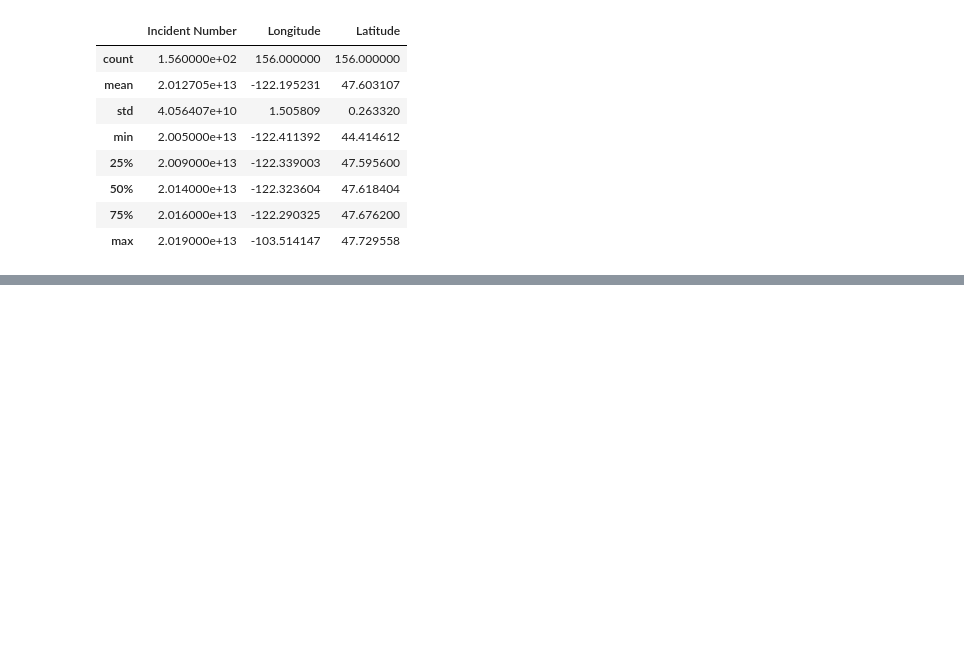
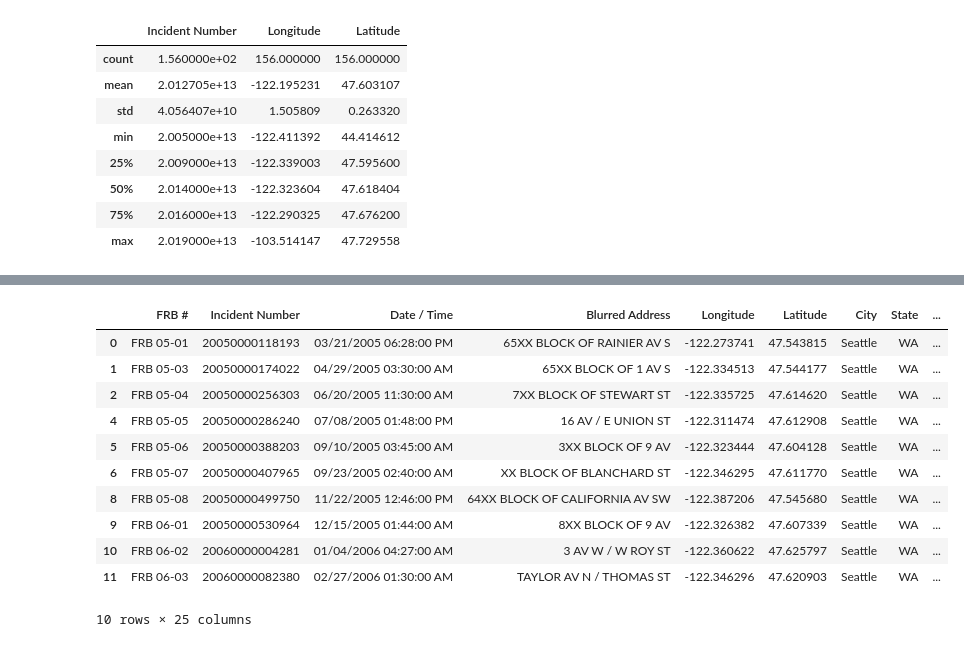
Before and after one commit to michelle14lee/Microsoft-X-PiE-Text-Analytics-Datathon-2020, a Jupyter notebook: EDA.ipynb, the cells around one changed output, grey strips where cells are left out. Drawn from its saved outputs; the diff is of its cells as text; code cells hidden in the pictures; blank space fills up the shorter version.

```diff
--- a/EDA.ipynb
+++ b/EDA.ipynb
@@ -326,0 +316,17 @@ updated_data.head(3)
+# %%
+# remove duplicated reported incidents
+clean_df = data.drop_duplicates('Incident Number')
+clean_df.head(10)
+# %% [output]
+|  | FRB # | Incident Number | Date / Time | Blurred Address | Longitude | Latitude | City | State | ... |
+| 0 | FRB 05-01 | 20050000118193 | 03/21/2005 06:28:00 PM | 65XX BLOCK OF RAINIER AV S | -122.273741 | 47.543815 | Seattle | WA | ... |
+| 1 | FRB 05-03 | 20050000174022 | 04/29/2005 03:30:00 AM | 65XX BLOCK OF 1 AV S | -122.334513 | 47.544177 | Seattle | WA | ... |
+| 2 | FRB 05-04 | 20050000256303 | 06/20/2005 11:30:00 AM | 7XX BLOCK OF STEWART ST | -122.335725 | 47.614620 | Seattle | WA | ... |
+| 4 | FRB 05-05 | 20050000286240 | 07/08/2005 01:48:00 PM | 16 AV / E UNION ST | -122.311474 | 47.612908 | Seattle | WA | ... |
+| 5 | FRB 05-06 | 20050000388203 | 09/10/2005 03:45:00 AM | 3XX BLOCK OF 9 AV | -122.323444 | 47.604128 | Seattle | WA | ... |
+| 6 | FRB 05-07 | 20050000407965 | 09/23/2005 02:40:00 AM | XX BLOCK OF BLANCHARD ST | -122.346295 | 47.611770 | Seattle | WA | ... |
+| 8 | FRB 05-08 | 20050000499750 | 11/22/2005 12:46:00 PM | 64XX BLOCK OF CALIFORNIA AV SW | -122.387206 | 47.545680 | Seattle | WA | ... |
+| 9 | FRB 06-01 | 20050000530964 | 12/15/2005 01:44:00 AM | 8XX BLOCK OF 9 AV | -122.326382 | 47.607339 | Seattle | WA | ... |
+| 10 | FRB 06-02 | 20060000004281 | 01/04/2006 04:27:00 AM | 3 AV W / W ROY ST | -122.360622 | 47.625797 | Seattle | WA | ... |
+| 11 | FRB 06-03 | 20060000082380 | 02/27/2006 01:30:00 AM | TAYLOR AV N / THOMAS ST | -122.346296 | 47.620903 | Seattle | WA | ... |
+10 rows × 25 columns
```
Also changed, not shown: parts of 66 cells of this notebook.
